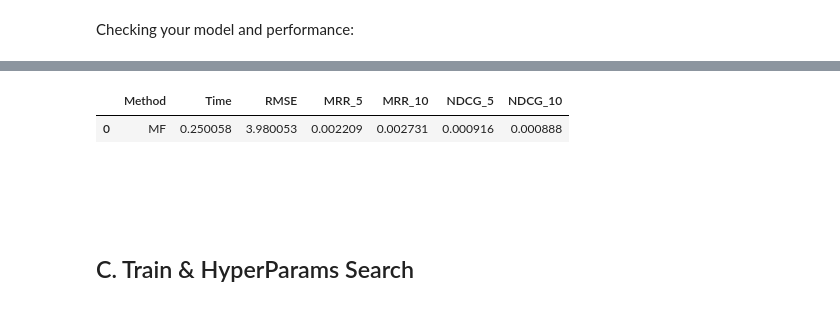
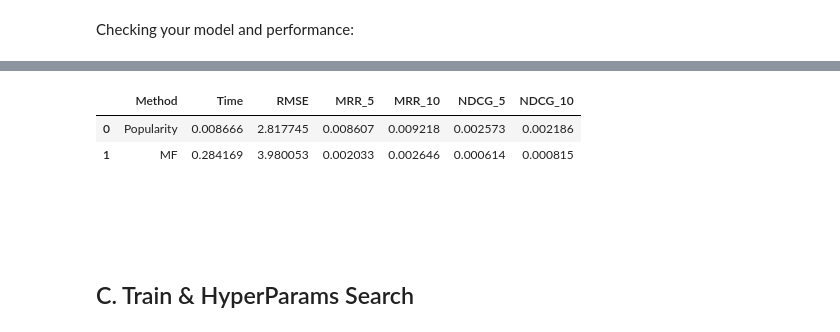
Before and after one commit to tsalex1992/Recommendation-Systems, a Jupyter notebook: HW1/Assignment1.ipynb, the cells around one changed output, grey strips where cells are left out. Saved outputs shown, nothing was run; the diff lists cells and outputs as text; code cells hidden in the pictures.

```diff
--- a/HW1/Assignment1.ipynb
+++ b/HW1/Assignment1.ipynb
@@ -425,7 +424,7 @@ def getfulldf(train_fold,test_fold):
     return train,test
 
 fold = 1
-train,test = getfulldf(*fold2df(1))
+train,test = getfulldf(*fold2df(fold))
 
 train.shape,test.shape
 # %% [output]
@@ -654,10 +696,10 @@ class MF:
     def get_rmse(self, test):
         return my_metrics.RMSE(test, self.prediction)
 
-    def get_mrr(self, test, k=10, threshold=3):
+    def get_mrr(self, test, k=5, threshold=3):
         return my_metrics.MRR(test, self.prediction, top_n=k, lower_bound=threshold)
 
-    def get_ndcg(self, test, k=5):
+    def get_ndcg(self, test, k=10):
         return my_metrics.NDCG(test, self.prediction, top_n=k)
 # %% [markdown]
 Checking your model and performance:
@@ -669,7 +711,7 @@ model_mf = MF(train.values,n_factors=5,only_bias=False)
 %time model_mf.fit(n_iterations=2,verbose=False,regularization=0.01,convergence=1e-100,learning_rate=0.1)
 
 # record model results
-final_results = pd.DataFrame(columns=['Method','Time','RMSE','MRR_5','MRR_10','NDCG_5','NDCG_10'])
+# final_results = pd.DataFrame(columns=['Method','Time','RMSE','MRR_5','MRR_10','NDCG_5','NDCG_10'])
 # Note That I'm sending test.values
 final_results.loc[len(final_results)] = 'MF', model_mf.fit_time, model_mf.get_rmse(test.values), model_mf.get_mrr(test.values,k=5), model_mf.get_mrr(test.values,k=10), model_mf.get_ndcg(test.values,k=5), model_mf.get_ndcg(test.values,k=10)
 
@@ -681,5 +723,6 @@ Wall time: 251 ms
 |  | Method | Time | RMSE | MRR_5 | MRR_10 | NDCG_5 | NDCG_10 |
-| 0 | MF | 0.250058 | 3.980053 | 0.002209 | 0.002731 | 0.000916 | 0.000888 |
+| 0 | Popularity | 0.008666 | 2.817745 | 0.008607 | 0.009218 | 0.002573 | 0.002186 |
+| 1 | MF | 0.284169 | 3.980053 | 0.002033 | 0.002646 | 0.000614 | 0.000815 |
 # %% [markdown]
 <br><br><br>
 
```
Also changed, not shown: parts of 34 cells of this notebook.
